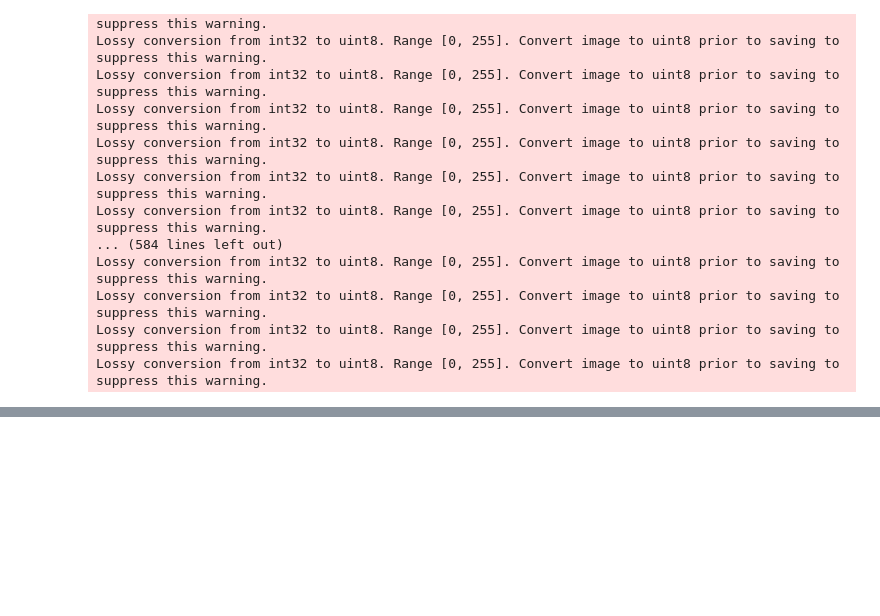
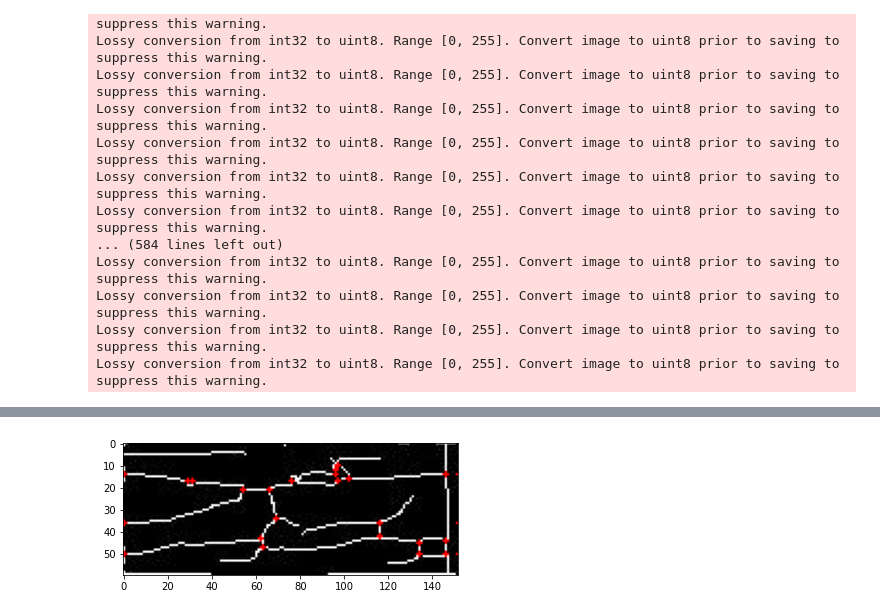
Before and after one commit to sohyeon98720/fingervein_recognition, a Jupyter notebook: u_net_improved.ipynb, the cells around one changed output, grey strips where cells are left out. Cells and saved outputs as stored; diff of their text form; code cells hidden in the pictures; blank space fills up the shorter version.

```diff
--- a/u_net_improved.ipynb
+++ b/u_net_improved.ipynb
@@ -669,0 +775,46 @@ Lossy conversion from int32 to uint8. Range [0, 255]. Convert image to uint8 pri
+# %%
+from skimage.io import imsave
+
+height,width=img_g[0].shape
+
+for i in range(len(img_g)):
+    for h in range(height-3): # padding
+        for w in range(width-3):
+            count=0
+#             print(img[i][h][w])
+            if img_g[i][h][w]==0:
+                if img_g[i][h-1][w-1]==0 and img_g[i][h-1][w]==255: count=count+1
+                if img_g[i][h-1][w]==0 and img_g[i][h-1][w+1]==255: count=count+1
+                if img_g[i][h-1][w+1]==0 and img_g[i][h][w+1]==255: count=count+1
+                if img_g[i][h][w+1]==0 and img_g[i][h+1][w+1]==255: count=count+1
+                if img_g[i][h+1][w+1]==0 and img_g[i][h+1][w]==255: count=count+1
+                if img_g[i][h+1][w]==0 and img_g[i][h+1][w-1]==255: count=count+1
+                if img_g[i][h+1][w-1]==0 and img_g[i][h][w-1]==255: count=count+1
+                if img_g[i][h][w-1]==0 and img_g[i][h-1][w-1]==255: count=count+1
+            if count>=3:
+                img_c[i][h][w][0]=255
+                img_c[i][h][w][1]=0
+                img_c[i][h][w][2]=0
+
+                img_c[i][h+1][w][0]=255
+                img_c[i][h+1][w][1]=0
+                img_c[i][h+1][w][2]=0
+
+                img_c[i][h-1][w][0]=255
+                img_c[i][h-1][w][1]=0
+                img_c[i][h-1][w][2]=0
+
+                img_c[i][h][w+1][0]=255
+                img_c[i][h][w+1][1]=0
+                img_c[i][h][w+1][2]=0
+
+                img_c[i][h][w-1][0]=255
+                img_c[i][h][w-1][1]=0
+                img_c[i][h][w-1][2]=0
+#             if img_c[i][h][w][2]==255 and img_c[i][h-1][w-1][2]
+    imsave(r'./unet_data/new/result_red/'+str(i)+'.jpg',img_c[i])
+# %%
+plt.imshow(img_c[400])
+plt.show()
+# %% [output]
+[figure, added]
```
Also changed, not shown: parts of 16 cells of this notebook.
